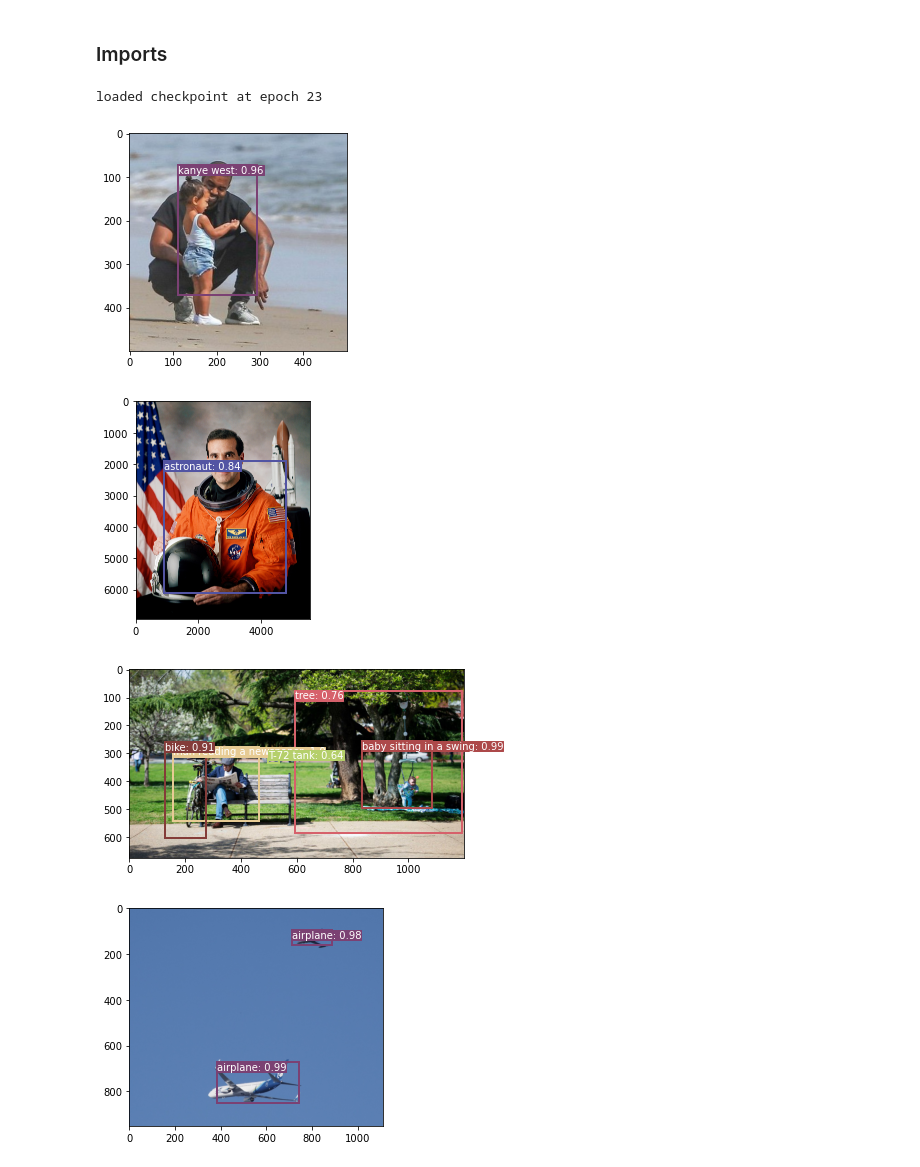
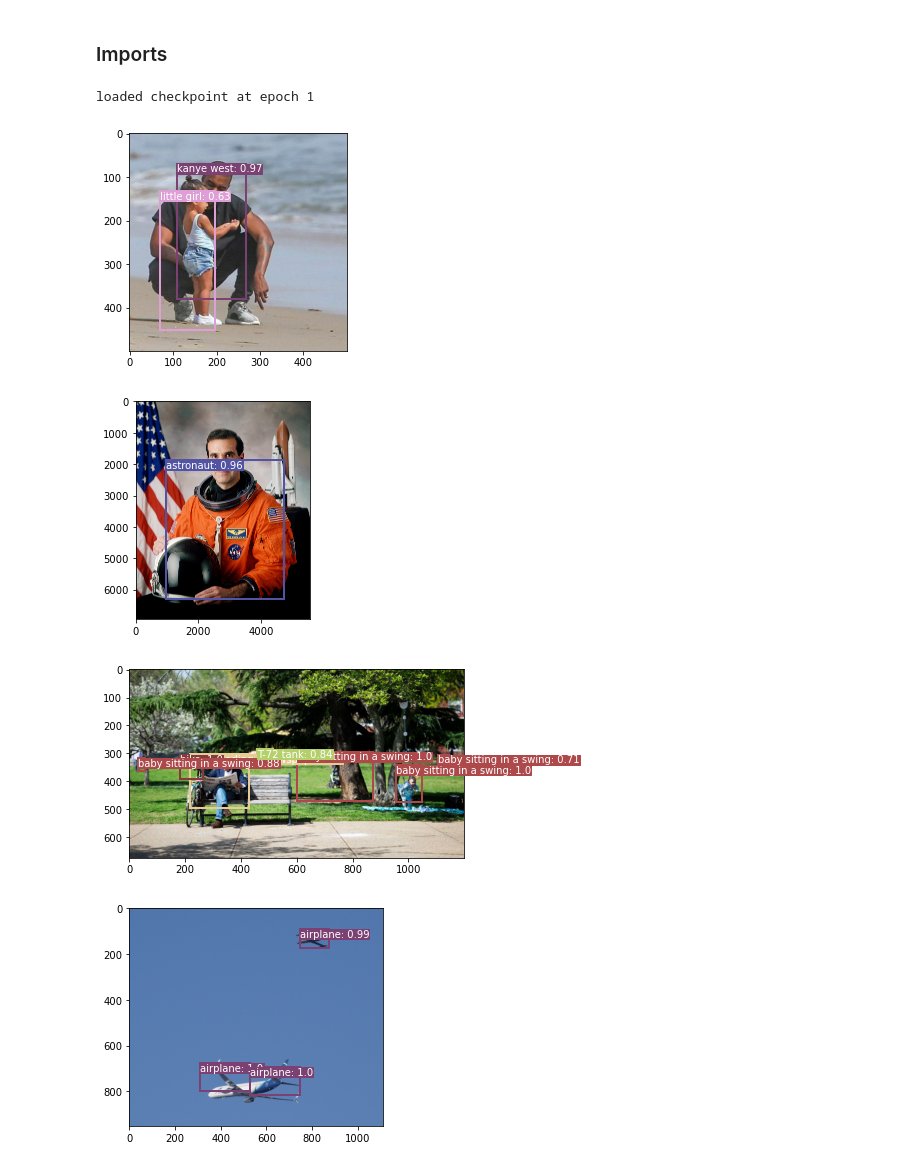
Before and after one commit to bcperry/DUCE-Zero-shot-Object-Detection-with-a-Text-and-Image-Contrastive-Model, a Jupyter notebook: CLIP-FRCNN-DEMO.ipynb, the cells around one changed output. Saved outputs shown, nothing was run; the diff lists cells and outputs as text; code cells hidden in the pictures.

Commit message:
Minor quality of life improvements for loading model

```diff
--- a/CLIP-FRCNN-DEMO.ipynb
+++ b/CLIP-FRCNN-DEMO.ipynb
@@ -4,22 +4,24 @@
 item_list = ['american flag', 'person', 'astronaut', 'helmet', 'basket ball', 'baseball glove', 'space shuttle', 'camera', 'train', 'UH-1 Huey', 'T-72 tank', 'football helmet', 'soccer ball', 'baseball bat', 'tennis racket', ' tennis ball', 'cleats', 'boxing gloves', 'man reading a newspaper', 'bike', 'baby sitting in a swing', 'football', 'tree', 'sea turtle', 'fish', 'kanye west', 'airplane', 'car', 'steph curry', 'michael jordan', 'green grass', 'little girl']
 
 image_dir = r'./test_images'
+
+WEIGHTS_NAME='CLIP-RPN_rpn_full_training epoch_1.pth'
 # %%
 from evaluation import eval
 #args:
 #     rpn_score_thresh = minimum threshold objectness score. default: 0.05
 #     iou_thresh = minimum overlap to be considered the same object. default: 0.2
 #     conf_thresh = minimum classification confidence. default: 0.9
 #     item_list = list of classes
 #     WEIGHTS_NAME = the subname of thw weights file
 #     MODEL_EPOCH = epoch of trained model
 #     EPS = a parameter of DBSCAN
 #     Pred_clustering = uses custom clustering pior to NMS
 
-eval(item_list, rpn_score_thresh = .05, iou_thresh=.2, conf_thresh=.5, MODEL_TYPE = 'CLIP-RPN', WEIGHTS_NAME='rpn', image_dir=image_dir, PRED_CLUSTERING=True, weighted_bboxes=True, eps=50)
+eval(item_list, rpn_score_thresh = .05, iou_thresh=.2, conf_thresh=.5, MODEL_TYPE = 'CLIP-RPN', WEIGHTS_NAME=WEIGHTS_NAME, image_dir=image_dir, PRED_CLUSTERING=True, weighted_bboxes=True, eps=30)
 # %% [output]
-loaded checkpoint at epoch 23
+loaded checkpoint at epoch 1
-[figure, old version]
+[figure, new version]
-[figure, old version]
+[figure, new version]
-[figure, old version]
+[figure, new version]
-[figure, old version]
+[figure, new version]
```
Also changed, not shown: parts of 2 cells of this notebook, 9 other files.
